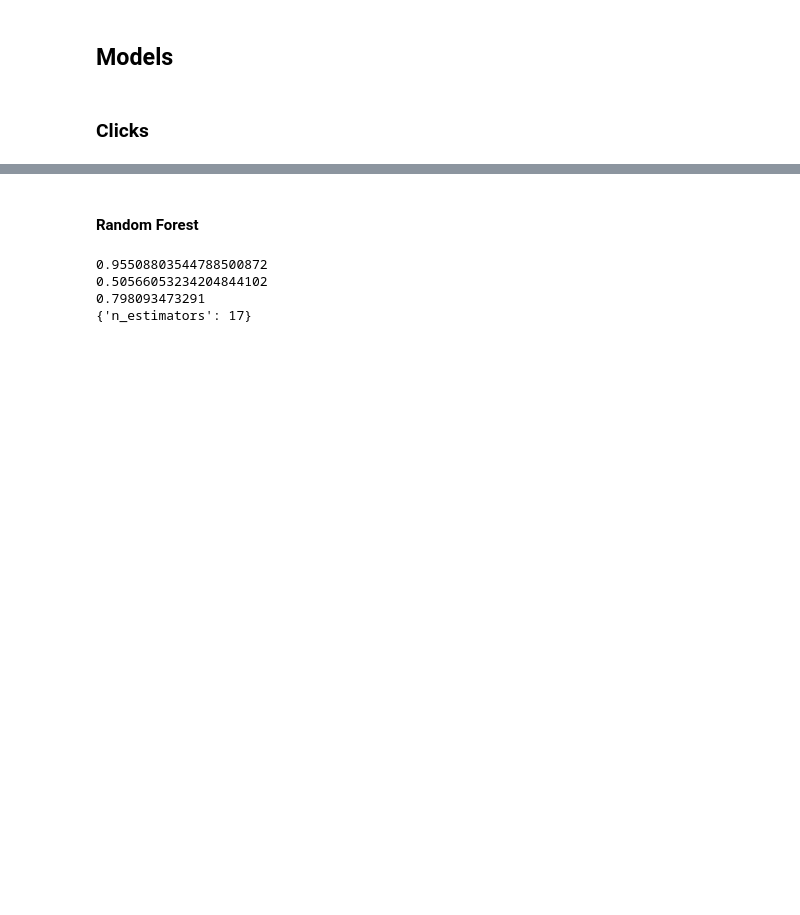
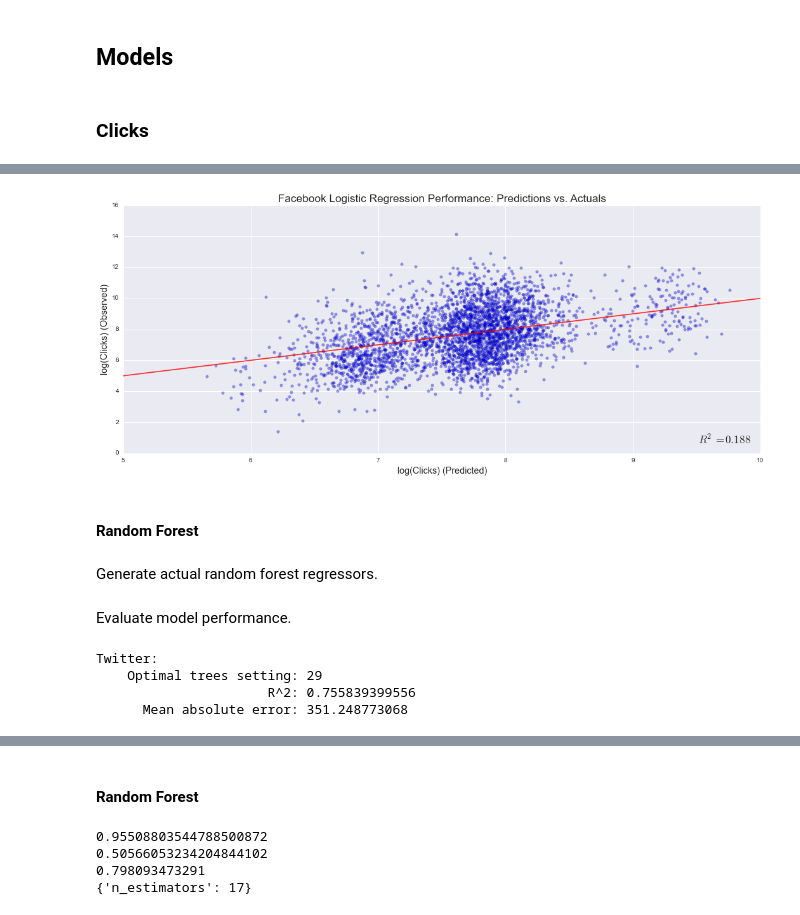
Before and after one commit to micahlanier/social-news, a Jupyter notebook: src/prediction/predictiveModels.ipynb, the cells around one changed output, grey strips where cells are left out. Cells and saved outputs as stored; diff of their text form; code cells hidden in the pictures; blank space fills up the shorter version.

```diff
--- a/src/prediction/predictiveModels.ipynb
+++ b/src/prediction/predictiveModels.ipynb
@@ -66,0 +268,6 @@ for c in categoricalCols:
+# %%
+plotPredictionsVsActuals(yhat_fb, ytest_fb, 'Facebook Logistic Regression Performance', 'log(Clicks)', False, 0.4)
+# %% [output]
+[figure, added]
+# %% [markdown]
+#### Random Forest
@@ -66,0 +310,2 @@ for c in categoricalCols:
+# %% [markdown]
+Generate actual random forest regressors.
@@ -66,0 +324,23 @@ for c in categoricalCols:
+# %% [markdown]
+Evaluate model performance.
+# %%
+# Calculate predictions for use in performance evaluation.
+yhat_tw = rfrGscv_tw.predict(Xtest_tw)
+# Number of trees.
+nTrees_tw = rfrGscv_tw.best_params_['n_estimators']
+# Calculate R^2.
+r2_tw = sklearn.metrics.r2_score(ytest_tw, yhat_tw)
+# Calculate mean absolute error on logged values.
+mae_tw = sklearn.metrics.mean_absolute_error(ytest_tw, yhat_tw)
+# Print information.
+print 'Twitter:'
+print 'Optimal trees setting:'.rjust(26), nTrees_tw
+print 'R^2:'.rjust(26), r2_tw
+print 'Mean absolute error:'.rjust(26), mae_tw
+
+# TODO FACEBOOK
+# %% [output]
+Twitter:
+    Optimal trees setting: 29
+                      R^2: 0.755839399556
+      Mean absolute error: 351.248773068
```
Also changed, not shown: parts of 24 cells of this notebook.
